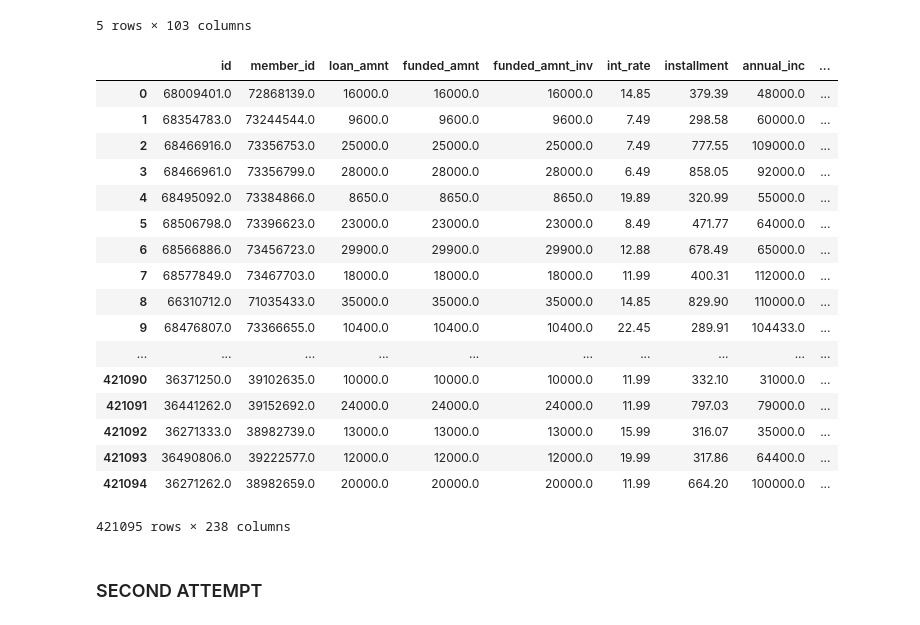
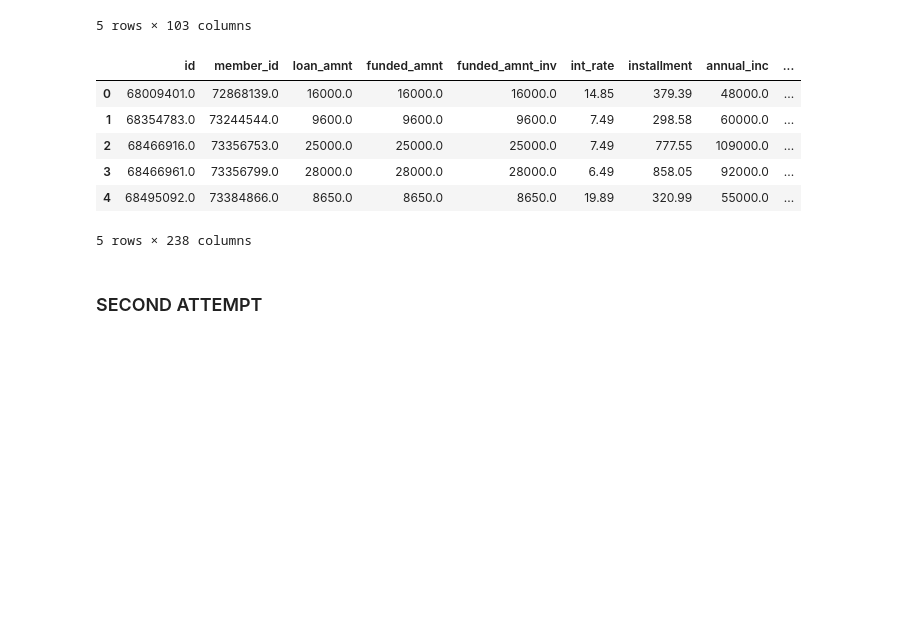
Before and after one commit to meqrothwell/Thinkful, a Jupyter notebook: 3.2.5 Random Forest example.ipynb, the cells around one changed output. Drawn from its saved outputs; the diff is of its cells as text; code cells hidden in the pictures; blank space fills up the shorter version.

```diff
--- a/3.2.5 Random Forest example.ipynb
+++ b/3.2.5 Random Forest example.ipynb
@@ -81,26 +81,15 @@ y2015.tail()
 # Remove two summary rows at the end that don't actually contain data.
 y2015 = y2015[:-2]
 # %%
-pd.get_dummies(y2015)
+pd.get_dummies(y2015).head(5)
 # %% [output]
 |  | id | member_id | loan_amnt | funded_amnt | funded_amnt_inv | int_rate | installment | annual_inc | ... |
 | 0 | 68009401.0 | 72868139.0 | 16000.0 | 16000.0 | 16000.0 | 14.85 | 379.39 | 48000.0 | ... |
 | 1 | 68354783.0 | 73244544.0 | 9600.0 | 9600.0 | 9600.0 | 7.49 | 298.58 | 60000.0 | ... |
 | 2 | 68466916.0 | 73356753.0 | 25000.0 | 25000.0 | 25000.0 | 7.49 | 777.55 | 109000.0 | ... |
 | 3 | 68466961.0 | 73356799.0 | 28000.0 | 28000.0 | 28000.0 | 6.49 | 858.05 | 92000.0 | ... |
 | 4 | 68495092.0 | 73384866.0 | 8650.0 | 8650.0 | 8650.0 | 19.89 | 320.99 | 55000.0 | ... |
-| 5 | 68506798.0 | 73396623.0 | 23000.0 | 23000.0 | 23000.0 | 8.49 | 471.77 | 64000.0 | ... |
-| 6 | 68566886.0 | 73456723.0 | 29900.0 | 29900.0 | 29900.0 | 12.88 | 678.49 | 65000.0 | ... |
-| 7 | 68577849.0 | 73467703.0 | 18000.0 | 18000.0 | 18000.0 | 11.99 | 400.31 | 112000.0 | ... |
-| 8 | 66310712.0 | 71035433.0 | 35000.0 | 35000.0 | 35000.0 | 14.85 | 829.90 | 110000.0 | ... |
-| 9 | 68476807.0 | 73366655.0 | 10400.0 | 10400.0 | 10400.0 | 22.45 | 289.91 | 104433.0 | ... |
-| ... | ... | ... | ... | ... | ... | ... | ... | ... | ... |
-| 421090 | 36371250.0 | 39102635.0 | 10000.0 | 10000.0 | 10000.0 | 11.99 | 332.10 | 31000.0 | ... |
-| 421091 | 36441262.0 | 39152692.0 | 24000.0 | 24000.0 | 24000.0 | 11.99 | 797.03 | 79000.0 | ... |
-| 421092 | 36271333.0 | 38982739.0 | 13000.0 | 13000.0 | 13000.0 | 15.99 | 316.07 | 35000.0 | ... |
-| 421093 | 36490806.0 | 39222577.0 | 12000.0 | 12000.0 | 12000.0 | 19.99 | 317.86 | 64400.0 | ... |
-| 421094 | 36271262.0 | 38982659.0 | 20000.0 | 20000.0 | 20000.0 | 11.99 | 664.20 | 100000.0 | ... |
-421095 rows × 238 columns
+5 rows × 238 columns
 # %% [markdown]
 ### SECOND ATTEMPT
 # %%
```
Also changed, not shown: parts of 5 cells of this notebook.
